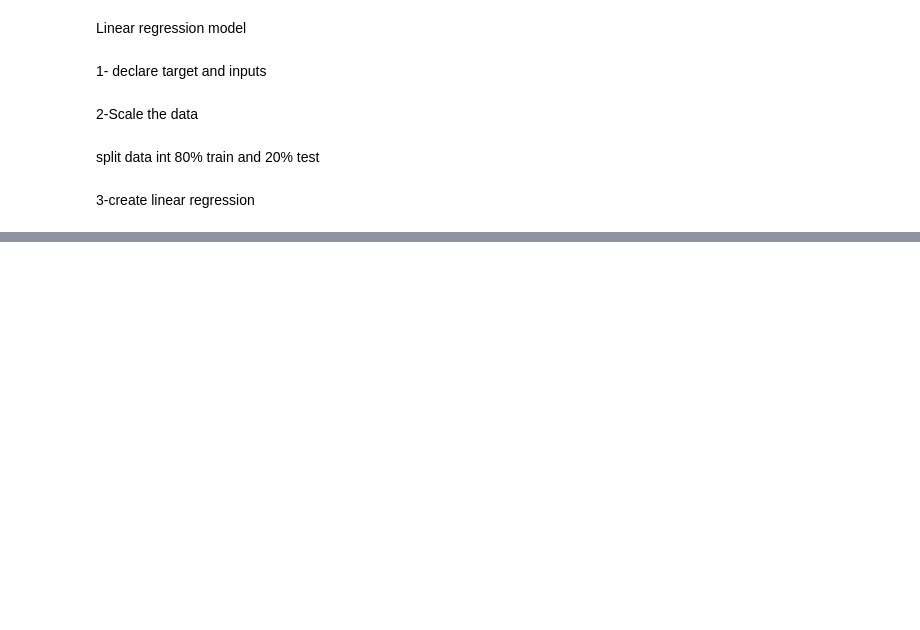
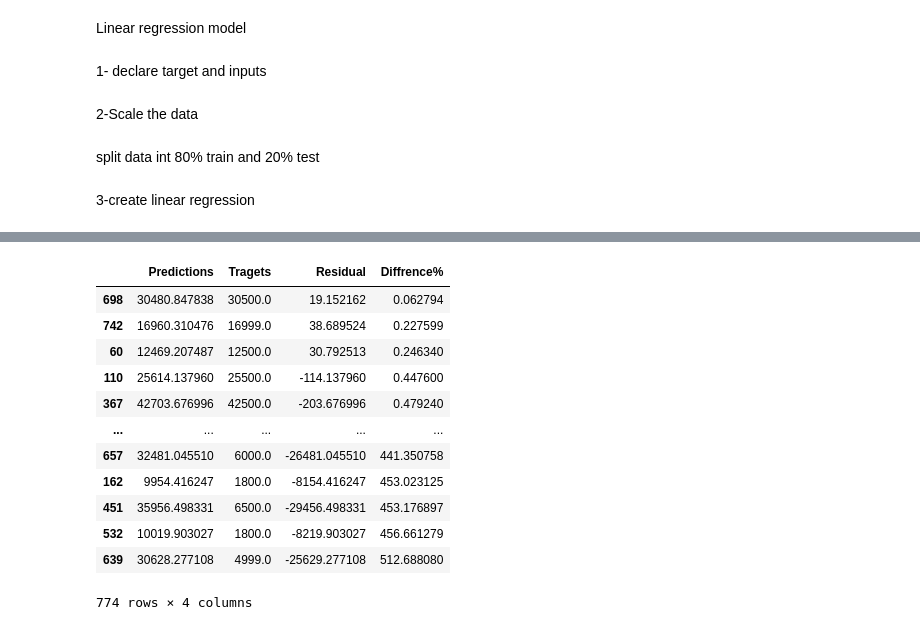
Before and after one commit to EngMdarwish/Data-Science--training, a Jupyter notebook: Cars.ipynb, the cells around one changed output, grey strips where cells are left out. Cells and saved outputs as stored; diff of their text form; code cells hidden in the pictures; blank space fills up the shorter version.

```diff
--- a/Cars.ipynb
+++ b/Cars.ipynb
@@ -474,0 +597,7 @@ x_train,x_test,y_train,y_test=train_test_split(inputs_scaled,target,test_size=0.
+# %%
+y_test=y_test.reset_index(drop=True)
+df_pd=pd.DataFrame()
+df_pd['Predictions']=np.exp(yhat_test)
+df_pd['Tragets']=np.exp(y_test)
+df_pd['Residual']=np.exp(y_test) -np.exp(yhat_test)
+df_pd
@@ -474,0 +618,18 @@ x_train,x_test,y_train,y_test=train_test_split(inputs_scaled,target,test_size=0.
+# %%
+df_pd['Diffrence%']=np.absolute((df_pd['Residual']/df_pd['Tragets'])*100)
+# %%
+df_pd.sort_values(by='Diffrence%')
+# %% [output]
+|  | Predictions | Tragets | Residual | Diffrence% |
+| 698 | 30480.847838 | 30500.0 | 19.152162 | 0.062794 |
+| 742 | 16960.310476 | 16999.0 | 38.689524 | 0.227599 |
+| 60 | 12469.207487 | 12500.0 | 30.792513 | 0.246340 |
+| 110 | 25614.137960 | 25500.0 | -114.137960 | 0.447600 |
+| 367 | 42703.676996 | 42500.0 | -203.676996 | 0.479240 |
+| ... | ... | ... | ... | ... |
+| 657 | 32481.045510 | 6000.0 | -26481.045510 | 441.350758 |
+| 162 | 9954.416247 | 1800.0 | -8154.416247 | 453.023125 |
+| 451 | 35956.498331 | 6500.0 | -29456.498331 | 453.176897 |
+| 532 | 10019.903027 | 1800.0 | -8219.903027 | 456.661279 |
+| 639 | 30628.277108 | 4999.0 | -25629.277108 | 512.688080 |
+774 rows × 4 columns
```
Also changed, not shown: parts of 25 cells of this notebook.
